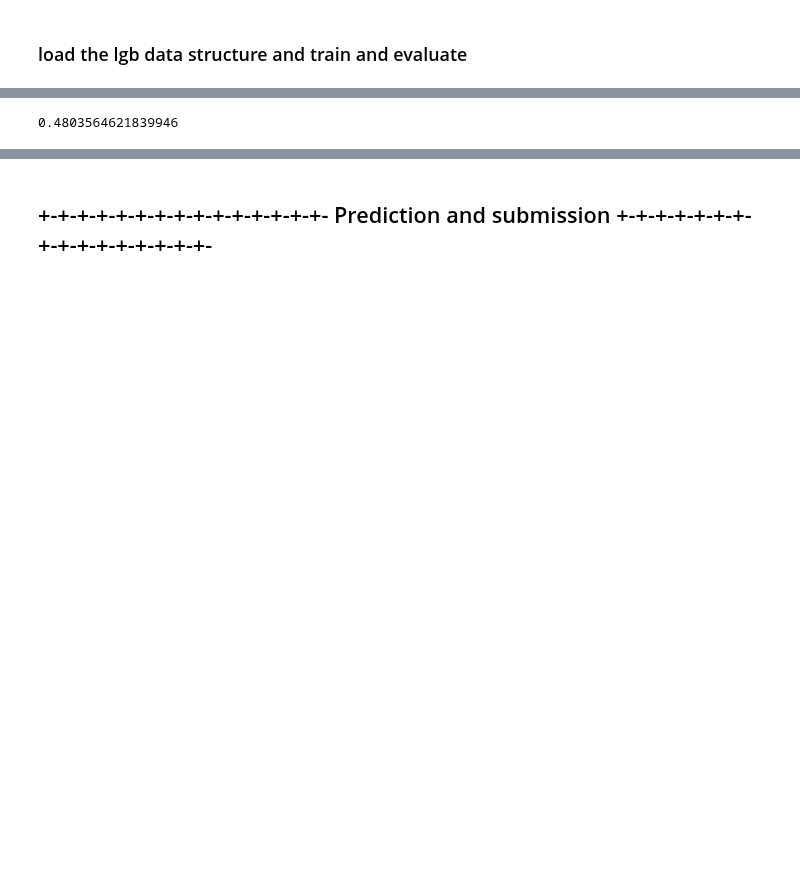
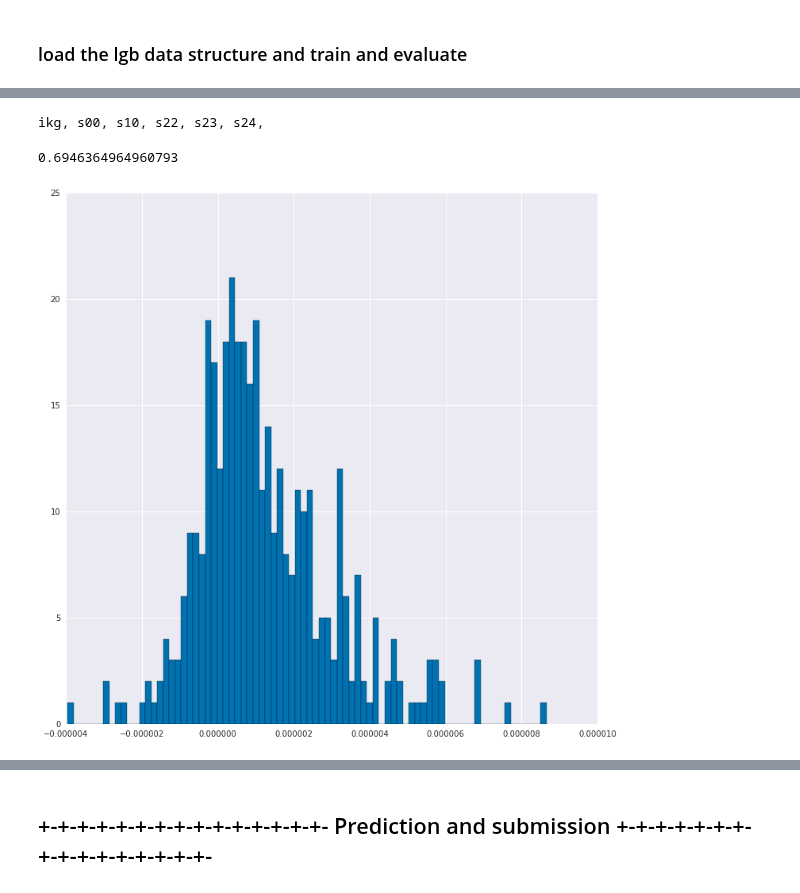
Before and after one commit to yumichael/two-sigma-financial-news, a Jupyter notebook: work/goto-Kaggle.ipynb, the cells around one changed output, grey strips where cells are left out. Cells and saved outputs as stored; diff of their text form; code cells hidden in the pictures; blank space fills up the shorter version.

```diff
--- a/work/goto-Kaggle.ipynb
+++ b/work/goto-Kaggle.ipynb
@@ -1198,8 +1341,6 @@ setup_P(P=P)
 #pd.to_pickle((F,P), '/big/data/saves/train_5fixedsince.32.pkl')
 #pd.to_pickle((F,P), '/big/data/saves/train_5fixedsince+1threecombos.32.pkl')
 F,P = pd.read_pickle('/big/data/saves/train_5fixedsince+1.32.pkl')
-# %%
-P.rename(columns={'weight': 'flat_weight'}, inplace=True)
 # %%
 #pd.to_pickle((F,P), '/big/data/saves/train_4Newnewfault64xx.pkl')
 #F,P = pd.read_pickle('/big/data/saves/train_4Newnewfault64xx.pkl')
@@ -1390,0 +1453,4 @@ canvas(12,12)
+# %%
+[print(spec.__name__, end=', ') for spec in themodel.solo.specs];
+# %% [output]
+ikg, s00, s10, s22, s23, s24,
@@ -1391,14 +1459,17 @@ canvas(12,12)
 # %%
-P['guess'] = bst.predict(F_)*2-1
+ho = P.quarter >= 2015.5
+
+P['guess'] = themodel.guess(F=F)
 P.guess = P.guess*(np.abs(P.guess)>=0.0)
 
-P['trade'] = P.guess*P.upDown*P[theweight]
+P['trade'] = P.guess*P.upDown*P.flat_weight
 
 daily = P[ho].groupby('time').trade.sum()
 print(daily.mean()/daily.std(ddof=0))
 plt.hist(daily, bins=80);
 # %% [output]
-0.4803564621839946
+0.6946364964960793
+[figure, added]
 # %%
 time = P[ho].groupby('time').time.first()
 market = F[ho].groupby(P.time).m_oo1.first()
```
Also changed, not shown: parts of 92 cells of this notebook.
